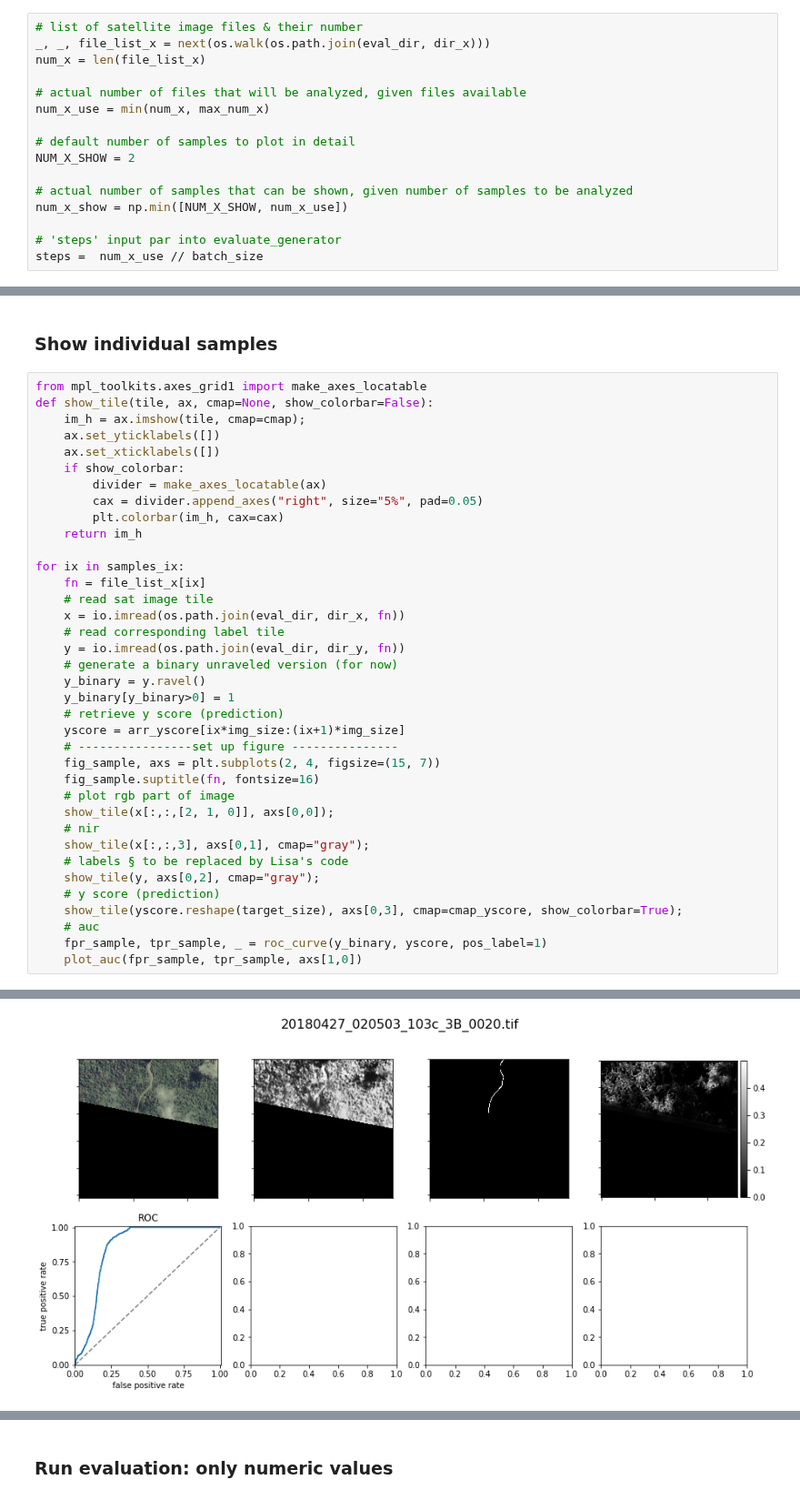
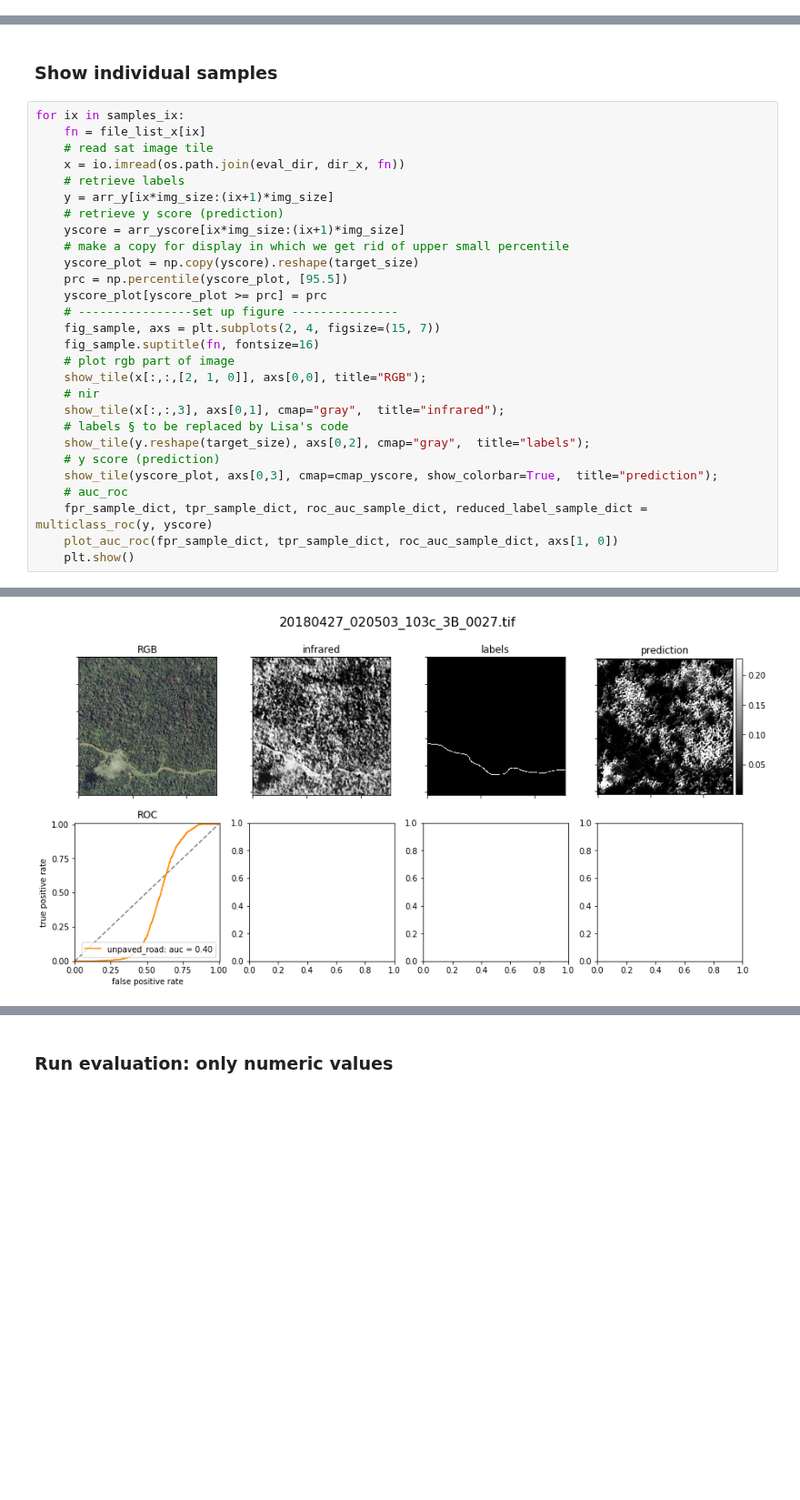
Before and after one commit to BerlinRDT/roaddetection, a Jupyter notebook: notebooks/networks/analysis_network_results.ipynb, the cells around one changed output, grey strips where cells are left out. Shown at 91% size. Cells and saved outputs as stored; diff of their text form; blank space fills up the shorter version.

Commit message:
adds network eval code for multi-class labels and exclusion of non-image pixels

```diff
--- a/notebooks/networks/analysis_network_results.ipynb
+++ b/notebooks/networks/analysis_network_results.ipynb
@@ -66,16 +67,0 @@ batch_size = 3
-# %%
-# list of satellite image files & their number
-_, _, file_list_x = next(os.walk(os.path.join(eval_dir, dir_x)))
-num_x = len(file_list_x)
-
-# actual number of files that will be analyzed, given files available
-num_x_use = min(num_x, max_num_x)
-
-# default number of samples to plot in detail
-NUM_X_SHOW = 2
-
-# actual number of samples that can be shown, given number of samples to be analyzed
-num_x_show = np.min([NUM_X_SHOW, num_x_use])
-
-# 'steps' input par into evaluate_generator
-steps =  num_x_use // batch_size
@@ -158,40 +260,31 @@ plt.show()
 # %% [markdown]
 ### Show individual samples
 # %%
-from mpl_toolkits.axes_grid1 import make_axes_locatable
-def show_tile(tile, ax, cmap=None, show_colorbar=False):
-    im_h = ax.imshow(tile, cmap=cmap);
-    ax.set_yticklabels([])
-    ax.set_xticklabels([])
-    if show_colorbar:
-        divider = make_axes_locatable(ax)
-        cax = divider.append_axes("right", size="5%", pad=0.05)
-        plt.colorbar(im_h, cax=cax)
-    return im_h
-
 for ix in samples_ix:
     fn = file_list_x[ix]
     # read sat image tile
     x = io.imread(os.path.join(eval_dir, dir_x, fn))
-    # read corresponding label tile
-    y = io.imread(os.path.join(eval_dir, dir_y, fn))
-    # generate a binary unraveled version (for now)
-    y_binary = y.ravel()
-    y_binary[y_binary>0] = 1
+    # retrieve labels
+    y = arr_y[ix*img_size:(ix+1)*img_size]
     # retrieve y score (prediction)
     yscore = arr_yscore[ix*img_size:(ix+1)*img_size]
+    # make a copy for display in which we get rid of upper small percentile
+    yscore_plot = np.copy(yscore).reshape(target_size)
+    prc = np.percentile(yscore_plot, [95.5])
+    yscore_plot[yscore_plot >= prc] = prc
     # ----------------set up figure ---------------
     fig_sample, axs = plt.subplots(2, 4, figsize=(15, 7))
     fig_sample.suptitle(fn, fontsize=16)
     # plot rgb part of image
-    show_tile(x[:,:,[2, 1, 0]], axs[0,0]);
+    show_tile(x[:,:,[2, 1, 0]], axs[0,0], title="RGB");
     # nir
-    show_tile(x[:,:,3], axs[0,1], cmap="gray");
+    show_tile(x[:,:,3], axs[0,1], cmap="gray",  title="infrared");
     # labels § to be replaced by Lisa's code
-    show_tile(y, axs[0,2], cmap="gray");
+    show_tile(y.reshape(target_size), axs[0,2], cmap="gray",  title="labels");
     # y score (prediction)
-    show_tile(yscore.reshape(target_size), axs[0,3], cmap=cmap_yscore, show_colorbar=True);
-    # auc
-    fpr_sample, tpr_sample, _ = roc_curve(y_binary, yscore, pos_label=1)
-    plot_auc(fpr_sample, tpr_sample, axs[1,0])
+    show_tile(yscore_plot, axs[0,3], cmap=cmap_yscore, show_colorbar=True,  title="prediction");
+    # auc_roc
+    fpr_sample_dict, tpr_sample_dict, roc_auc_sample_dict, reduced_label_sample_dict = multiclass_roc(y, yscore)
+    plot_auc_roc(fpr_sample_dict, tpr_sample_dict, roc_auc_sample_dict, axs[1, 0])
+    plt.show()
 # %% [output]
@@ -199 +292 @@ for ix in samples_ix:
-[figure, old version]
+[figure, new version]
```
Also changed, not shown: parts of 18 cells of this notebook.
